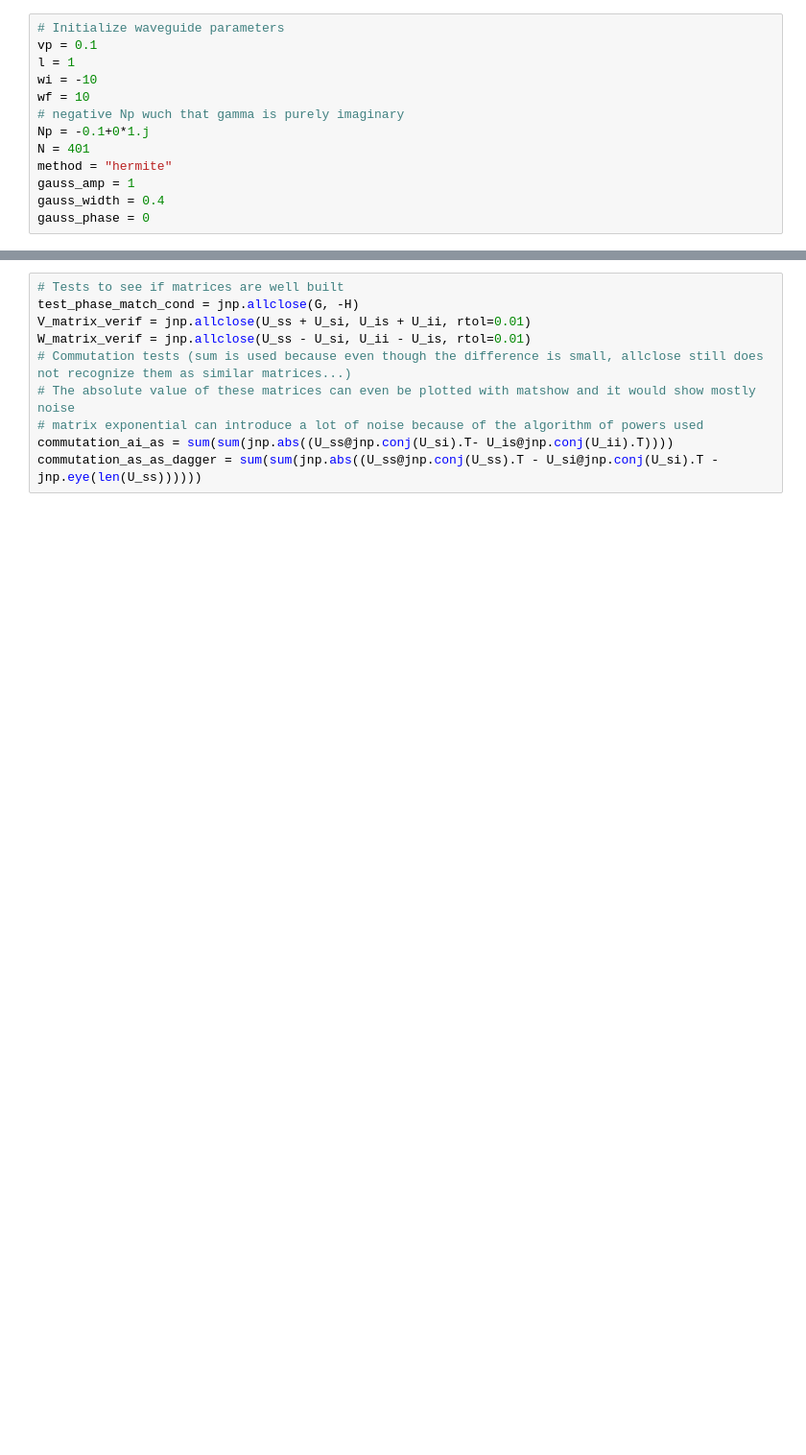
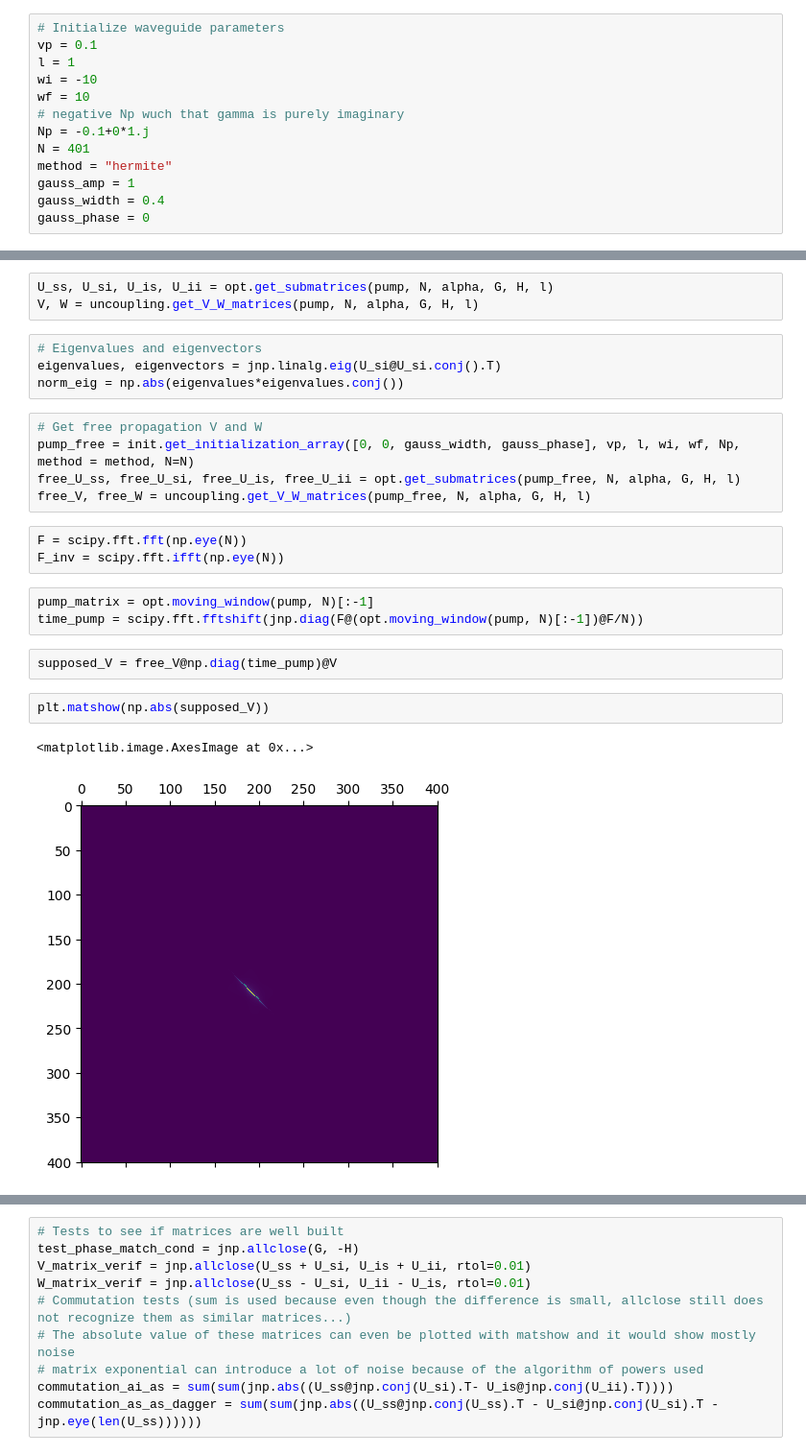
Before and after one commit to polyquantique/optimal_pumps, a Jupyter notebook: test_func.ipynb, the cells around one changed output, grey strips where cells are left out. Shown at 96% size. Drawn from its saved outputs; the diff is of its cells as text; blank space fills up the shorter version.

```diff
--- a/test_func.ipynb
+++ b/test_func.ipynb
@@ -28,0 +32,25 @@ pump = init.get_initialization_array([0, gauss_amp, gauss_width, gauss_phase], v
+# %%
+U_ss, U_si, U_is, U_ii = opt.get_submatrices(pump, N, alpha, G, H, l)
+V, W = uncoupling.get_V_W_matrices(pump, N, alpha, G, H, l)
+# %%
+# Eigenvalues and eigenvectors
+eigenvalues, eigenvectors = jnp.linalg.eig(U_si@U_si.conj().T)
+norm_eig = np.abs(eigenvalues*eigenvalues.conj())
+# %%
+# Get free propagation V and W
+pump_free = init.get_initialization_array([0, 0, gauss_width, gauss_phase], vp, l, wi, wf, Np, method = method, N=N)
+free_U_ss, free_U_si, free_U_is, free_U_ii = opt.get_submatrices(pump_free, N, alpha, G, H, l)
+free_V, free_W = uncoupling.get_V_W_matrices(pump_free, N, alpha, G, H, l)
+# %%
+F = scipy.fft.fft(np.eye(N))
+F_inv = scipy.fft.ifft(np.eye(N))
+# %%
+pump_matrix = opt.moving_window(pump, N)[:-1]
+time_pump = scipy.fft.fftshift(jnp.diag(F@(opt.moving_window(pump, N)[:-1])@F/N))
+# %%
+supposed_V = free_V@np.diag(time_pump)@V
+# %%
+plt.matshow(np.abs(supposed_V))
+# %% [output]
+<matplotlib.image.AxesImage at 0x...>
+[figure, added]
```
Also changed, not shown: parts of 18 cells of this notebook.
